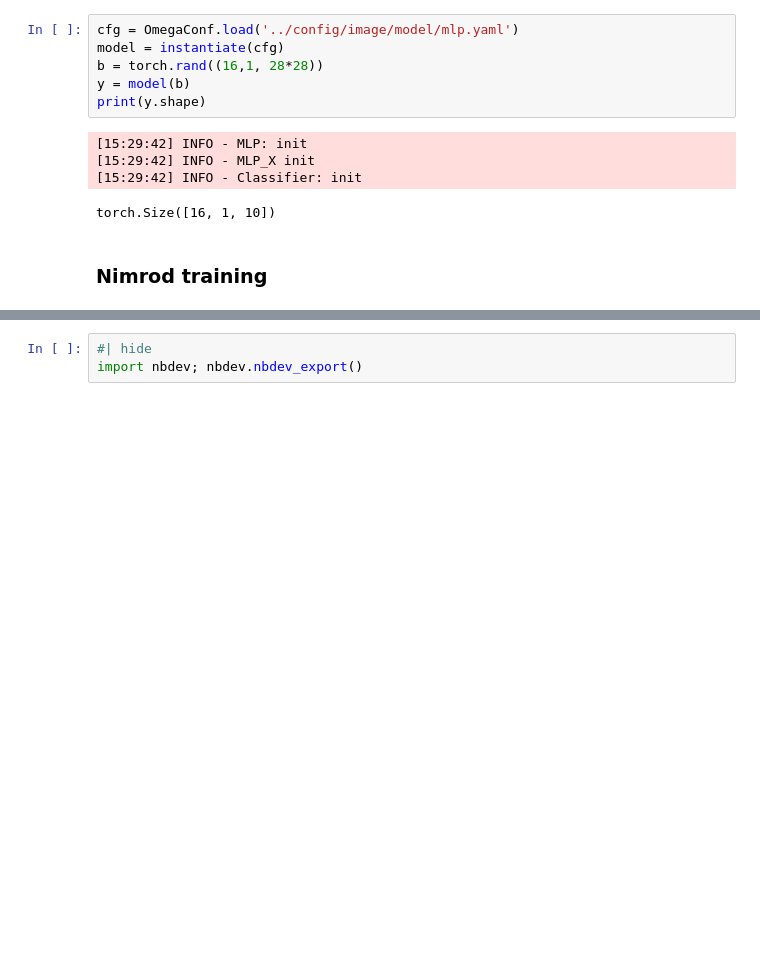
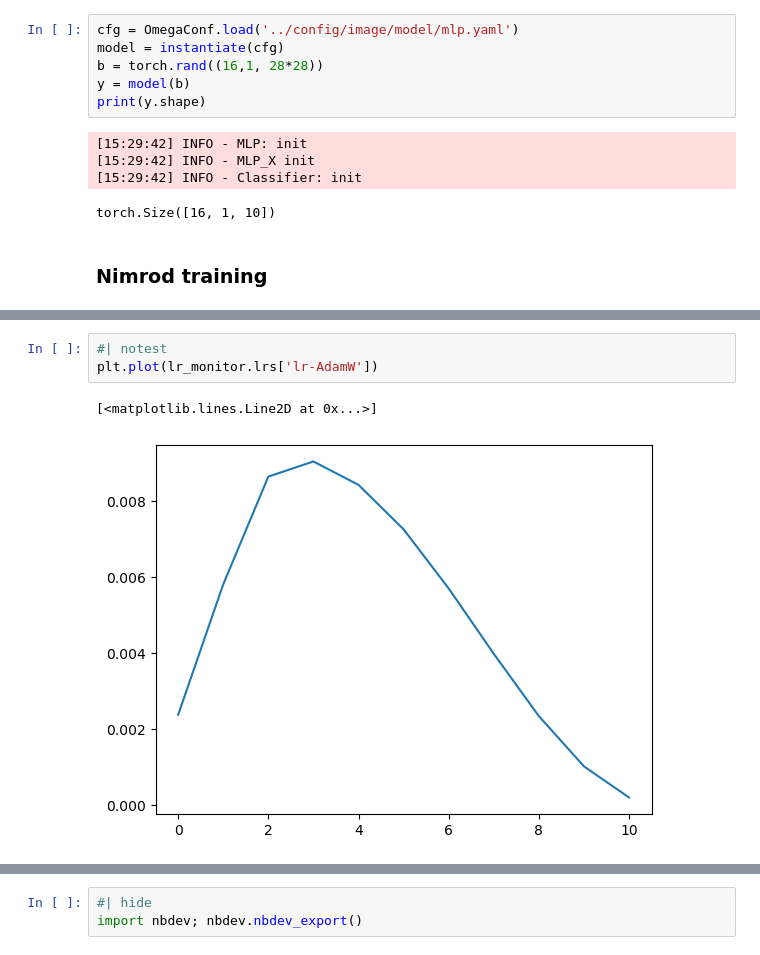
Before and after one commit to slegroux/nimrod, a Jupyter notebook: nbs/models.mlp.ipynb, the cells around one changed output, grey strips where cells are left out. Saved outputs shown, nothing was run; the diff lists cells and outputs as text; blank space fills up the shorter version.

```diff
--- a/nbs/models.mlp.ipynb
+++ b/nbs/models.mlp.ipynb
@@ -340,3 +384,9 @@ Parameter Group 0
+# %%
+#| notest
+plt.plot(lr_monitor.lrs['lr-AdamW'])
+# %% [output]
+[<matplotlib.lines.Line2D at 0x...>]
+[figure, added]
 # %%
 #| notest
 csv_path = f"{trainer.logger.log_dir}/metrics.csv"
```
Also changed, not shown: parts of 7 cells of this notebook, 9 other files.
